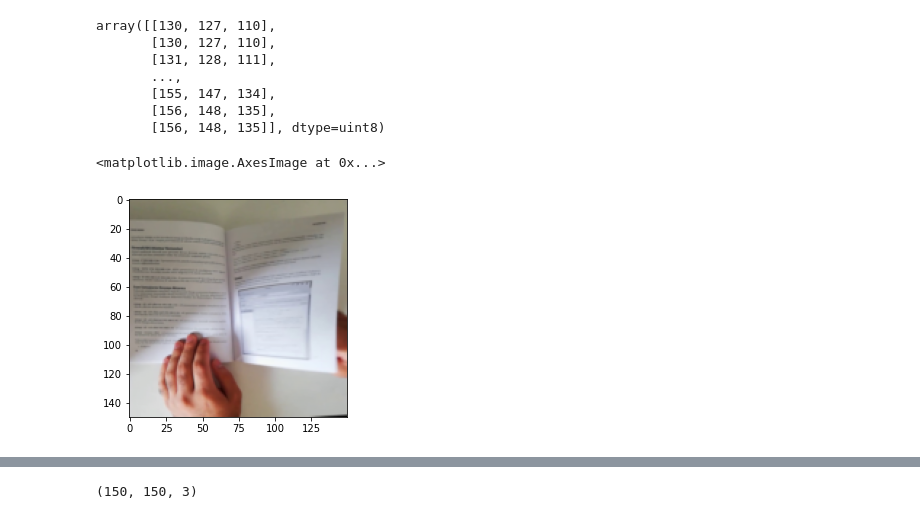
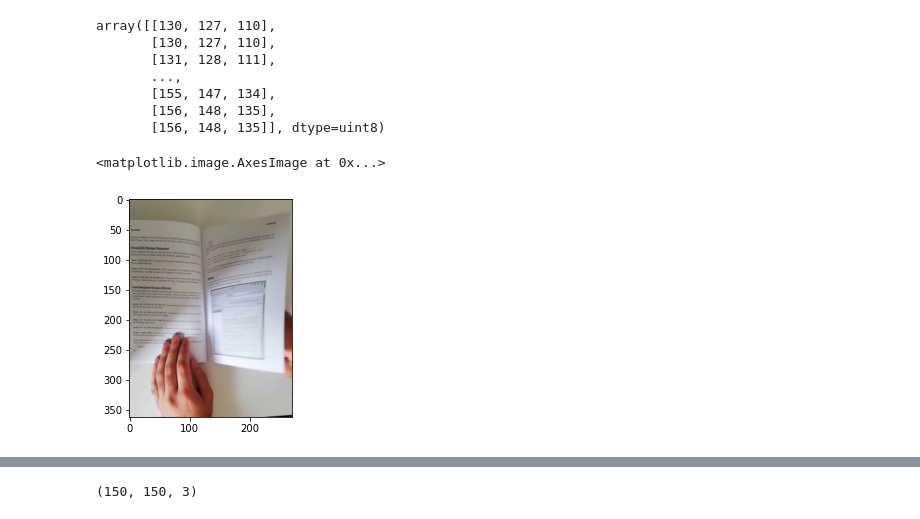
Before and after one commit to c-woo/MonReader, a Jupyter notebook: Untitled.ipynb, the cells around one changed output, grey strips where cells are left out. Saved outputs shown, nothing was run; the diff lists cells and outputs as text; code cells hidden in the pictures.

```diff
--- a/Untitled.ipynb
+++ b/Untitled.ipynb
@@ -72,8 +72,3 @@ array([[130, 127, 110],
        [155, 147, 134],
        [156, 148, 135],
        [156, 148, 135]], dtype=uint8)
-# %%
-plt.imshow(resize(cropped, (150, 150)))
-# %% [output]
-<matplotlib.image.AxesImage at 0x...>
-[figure, removed]
@@ -80 +78,6 @@ plt.imshow(resize(cropped, (150, 150)))
+# %%
+plt.imshow(rescale(cropped, 0.25, multichannel=True))
+# %% [output]
+<matplotlib.image.AxesImage at 0x...>
+[figure, added]
 # %%
```
Also changed, not shown: parts of 12 cells of this notebook.
